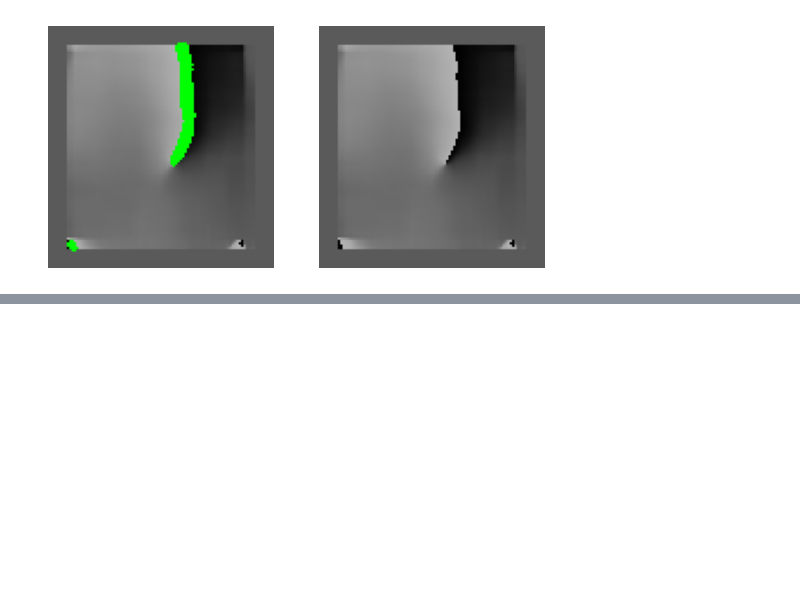
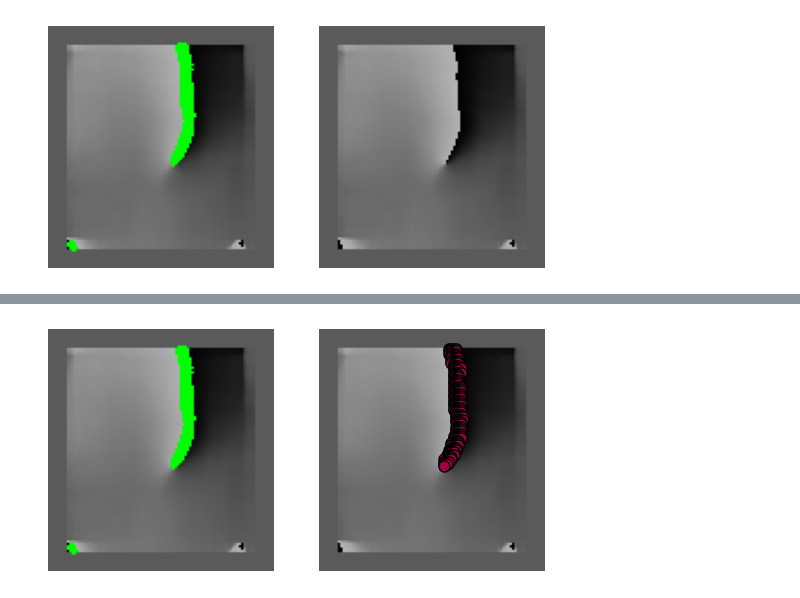
Before and after one commit to FourthCourseProjects/FingerPrintDetection, a Jupyter notebook: main.ipynb, the cells around one changed output, grey strips where cells are left out. Cells and saved outputs as stored; diff of their text form; code cells hidden in the pictures; blank space fills up the shorter version.

```diff
--- a/main.ipynb
+++ b/main.ipynb
@@ -127,0 +178,7 @@ show(create_image_with_hc(image), image)
+# %%
+image = cv.imread("orientation_fields/orientation_field_image_03.png", cv.COLOR_GRAY2BGR)
+hc_points = HighContrastPointDetector(3.7).calculate_for(image)
+dictionary = ClusterCreator().calculate(hc_points)
+show_cluster(image, dictionary)
+# %% [output]
+[figure, added]
```
Also changed, not shown: parts of 4 cells of this notebook.
